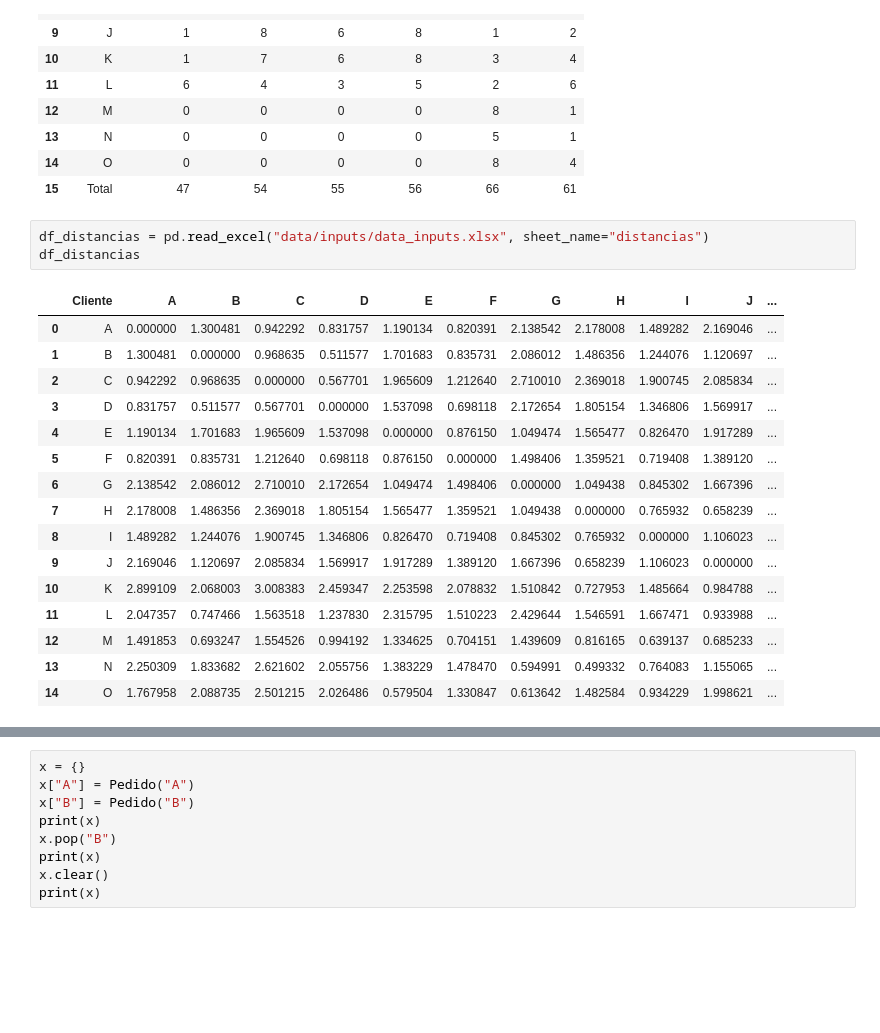
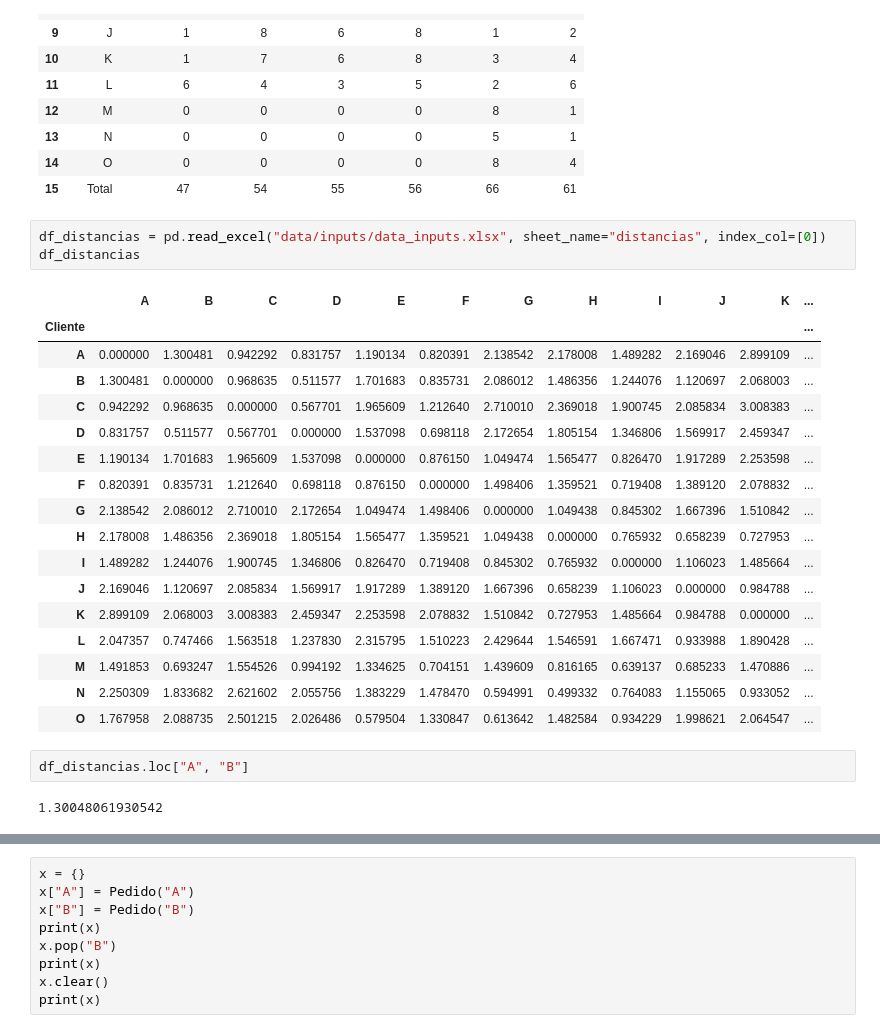
Before and after one commit to JuanCruzC97/ope3-logistica, a Jupyter notebook: 1.0-pruebas-iniciales.ipynb, the cells around one changed output, grey strips where cells are left out. Saved outputs shown, nothing was run; the diff lists cells and outputs as text; blank space fills up the shorter version.

```diff
--- a/1.0-pruebas-iniciales.ipynb
+++ b/1.0-pruebas-iniciales.ipynb
@@ -57,22 +58,27 @@ df_pedidos
 | 14 | O | 0 | 0 | 0 | 0 | 8 | 4 |
 | 15 | Total | 47 | 54 | 55 | 56 | 66 | 61 |
 # %%
-df_distancias = pd.read_excel("data/inputs/data_inputs.xlsx", sheet_name="distancias")
+df_distancias = pd.read_excel("data/inputs/data_inputs.xlsx", sheet_name="distancias", index_col=[0])
 df_distancias
 # %% [output]
-|  | Cliente | A | B | C | D | E | F | G | H | I | J | ... |
-| 0 | A | 0.000000 | 1.300481 | 0.942292 | 0.831757 | 1.190134 | 0.820391 | 2.138542 | 2.178008 | 1.489282 | 2.169046 | ... |
-| 1 | B | 1.300481 | 0.000000 | 0.968635 | 0.511577 | 1.701683 | 0.835731 | 2.086012 | 1.486356 | 1.244076 | 1.120697 | ... |
-| 2 | C | 0.942292 | 0.968635 | 0.000000 | 0.567701 | 1.965609 | 1.212640 | 2.710010 | 2.369018 | 1.900745 | 2.085834 | ... |
-| 3 | D | 0.831757 | 0.511577 | 0.567701 | 0.000000 | 1.537098 | 0.698118 | 2.172654 | 1.805154 | 1.346806 | 1.569917 | ... |
-| 4 | E | 1.190134 | 1.701683 | 1.965609 | 1.537098 | 0.000000 | 0.876150 | 1.049474 | 1.565477 | 0.826470 | 1.917289 | ... |
-| 5 | F | 0.820391 | 0.835731 | 1.212640 | 0.698118 | 0.876150 | 0.000000 | 1.498406 | 1.359521 | 0.719408 | 1.389120 | ... |
-| 6 | G | 2.138542 | 2.086012 | 2.710010 | 2.172654 | 1.049474 | 1.498406 | 0.000000 | 1.049438 | 0.845302 | 1.667396 | ... |
-| 7 | H | 2.178008 | 1.486356 | 2.369018 | 1.805154 | 1.565477 | 1.359521 | 1.049438 | 0.000000 | 0.765932 | 0.658239 | ... |
-| 8 | I | 1.489282 | 1.244076 | 1.900745 | 1.346806 | 0.826470 | 0.719408 | 0.845302 | 0.765932 | 0.000000 | 1.106023 | ... |
-| 9 | J | 2.169046 | 1.120697 | 2.085834 | 1.569917 | 1.917289 | 1.389120 | 1.667396 | 0.658239 | 1.106023 | 0.000000 | ... |
-| 10 | K | 2.899109 | 2.068003 | 3.008383 | 2.459347 | 2.253598 | 2.078832 | 1.510842 | 0.727953 | 1.485664 | 0.984788 | ... |
-| 11 | L | 2.047357 | 0.747466 | 1.563518 | 1.237830 | 2.315795 | 1.510223 | 2.429644 | 1.546591 | 1.667471 | 0.933988 | ... |
-| 12 | M | 1.491853 | 0.693247 | 1.554526 | 0.994192 | 1.334625 | 0.704151 | 1.439609 | 0.816165 | 0.639137 | 0.685233 | ... |
-| 13 | N | 2.250309 | 1.833682 | 2.621602 | 2.055756 | 1.383229 | 1.478470 | 0.594991 | 0.499332 | 0.764083 | 1.155065 | ... |
-| 14 | O | 1.767958 | 2.088735 | 2.501215 | 2.026486 | 0.579504 | 1.330847 | 0.613642 | 1.482584 | 0.934229 | 1.998621 | ... |
+|  | A | B | C | D | E | F | G | H | I | J | K | ... |
+| Cliente |  |  |  |  |  |  |  |  |  |  |  | ... |
+| A | 0.000000 | 1.300481 | 0.942292 | 0.831757 | 1.190134 | 0.820391 | 2.138542 | 2.178008 | 1.489282 | 2.169046 | 2.899109 | ... |
+| B | 1.300481 | 0.000000 | 0.968635 | 0.511577 | 1.701683 | 0.835731 | 2.086012 | 1.486356 | 1.244076 | 1.120697 | 2.068003 | ... |
+| C | 0.942292 | 0.968635 | 0.000000 | 0.567701 | 1.965609 | 1.212640 | 2.710010 | 2.369018 | 1.900745 | 2.085834 | 3.008383 | ... |
+| D | 0.831757 | 0.511577 | 0.567701 | 0.000000 | 1.537098 | 0.698118 | 2.172654 | 1.805154 | 1.346806 | 1.569917 | 2.459347 | ... |
+| E | 1.190134 | 1.701683 | 1.965609 | 1.537098 | 0.000000 | 0.876150 | 1.049474 | 1.565477 | 0.826470 | 1.917289 | 2.253598 | ... |
+| F | 0.820391 | 0.835731 | 1.212640 | 0.698118 | 0.876150 | 0.000000 | 1.498406 | 1.359521 | 0.719408 | 1.389120 | 2.078832 | ... |
+| G | 2.138542 | 2.086012 | 2.710010 | 2.172654 | 1.049474 | 1.498406 | 0.000000 | 1.049438 | 0.845302 | 1.667396 | 1.510842 | ... |
+| H | 2.178008 | 1.486356 | 2.369018 | 1.805154 | 1.565477 | 1.359521 | 1.049438 | 0.000000 | 0.765932 | 0.658239 | 0.727953 | ... |
+| I | 1.489282 | 1.244076 | 1.900745 | 1.346806 | 0.826470 | 0.719408 | 0.845302 | 0.765932 | 0.000000 | 1.106023 | 1.485664 | ... |
+| J | 2.169046 | 1.120697 | 2.085834 | 1.569917 | 1.917289 | 1.389120 | 1.667396 | 0.658239 | 1.106023 | 0.000000 | 0.984788 | ... |
+| K | 2.899109 | 2.068003 | 3.008383 | 2.459347 | 2.253598 | 2.078832 | 1.510842 | 0.727953 | 1.485664 | 0.984788 | 0.000000 | ... |
+| L | 2.047357 | 0.747466 | 1.563518 | 1.237830 | 2.315795 | 1.510223 | 2.429644 | 1.546591 | 1.667471 | 0.933988 | 1.890428 | ... |
+| M | 1.491853 | 0.693247 | 1.554526 | 0.994192 | 1.334625 | 0.704151 | 1.439609 | 0.816165 | 0.639137 | 0.685233 | 1.470886 | ... |
+| N | 2.250309 | 1.833682 | 2.621602 | 2.055756 | 1.383229 | 1.478470 | 0.594991 | 0.499332 | 0.764083 | 1.155065 | 0.933052 | ... |
+| O | 1.767958 | 2.088735 | 2.501215 | 2.026486 | 0.579504 | 1.330847 | 0.613642 | 1.482584 | 0.934229 | 1.998621 | 2.064547 | ... |
+# %%
+df_distancias.loc["A", "B"]
+# %% [output]
+1.30048061930542
```
Also changed, not shown: parts of 12 cells of this notebook.
